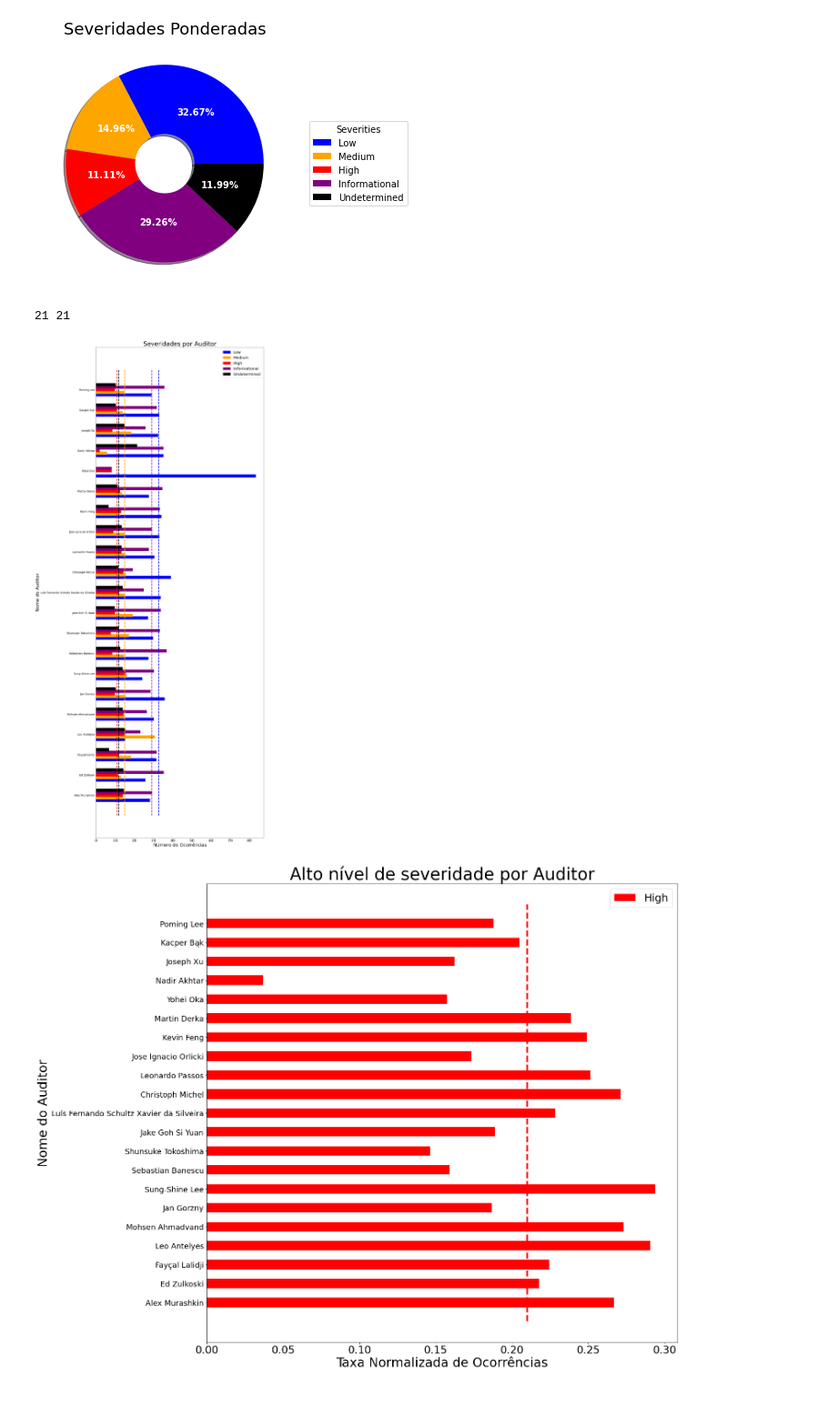
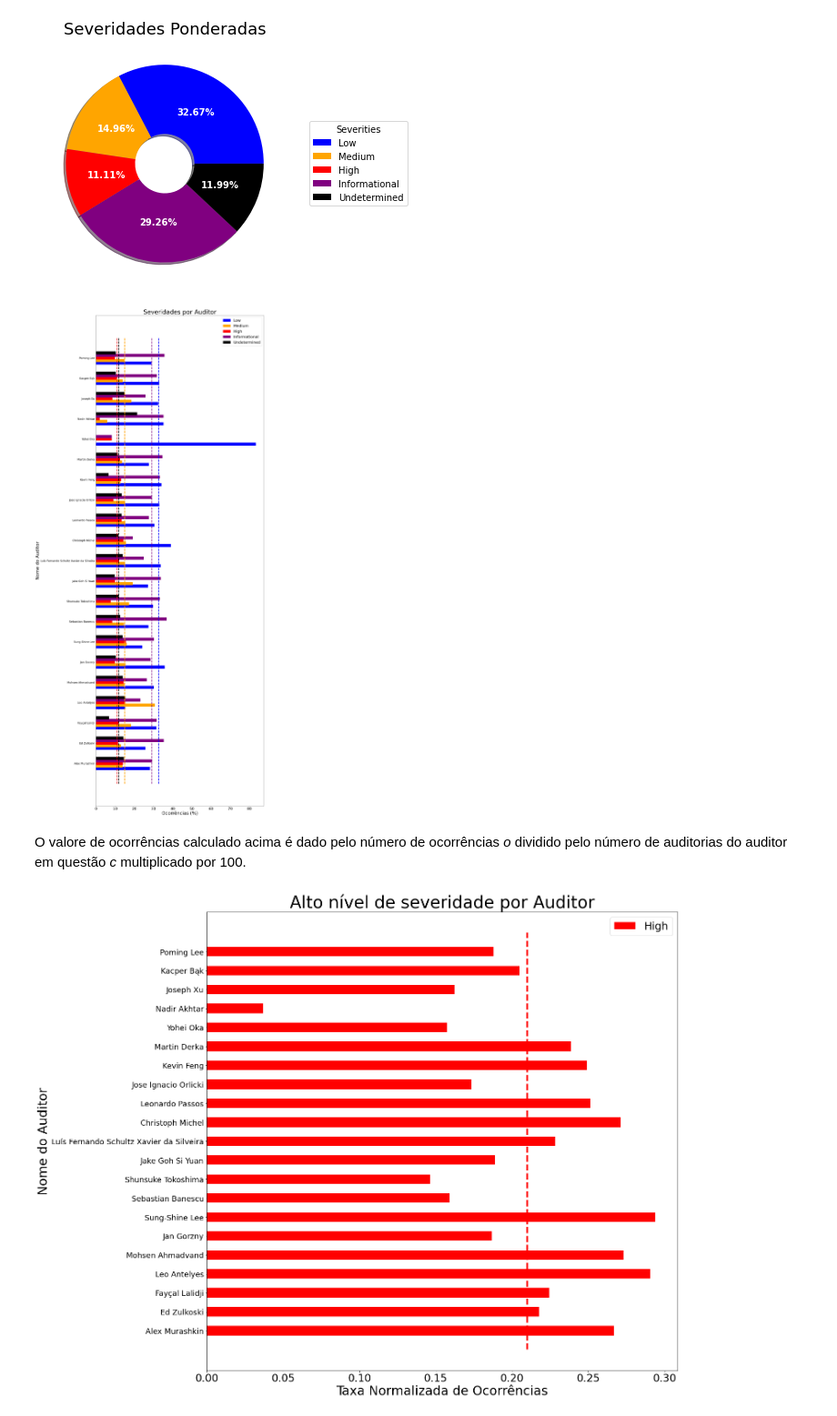
Before and after one commit to TelergySoftware/AIAGRV, a Jupyter notebook: sources/data/src/data_analisys.ipynb, the cells around one changed output. Shown at 91% size. Drawn from its saved outputs; the diff is of its cells as text; code cells hidden in the pictures.

```diff
--- a/sources/data/src/data_analisys.ipynb
+++ b/sources/data/src/data_analisys.ipynb
@@ -153,41 +153,43 @@ ax.barh(x + width * 2 / 1.2,
         color='black')
 
 ax.set_title('Severidades por Auditor', size=40)
-ax.set_xlabel('Número de Ocorrências')
+ax.set_xlabel('Ocorrências (%)')
 ax.set_ylabel('Nome do Auditor')
 ax.set_yticks(x)
 ax.set_yticklabels(auditors_vs_severity['auditor'], ha='right')
 
 ax.plot(np.ones(len(x) + 2) * low_mean,
         np.arange(0, len(x) + 2) - 1,
         linestyle='--', linewidth=4,
         color='blue')
 ax.plot(np.ones(len(x) + 2) * medium_mean,
         np.arange(0, len(x) + 2) - 1,
         linestyle='--',
         linewidth=4,
         color='orange')
 ax.plot(np.ones(len(x) + 2) * high_mean,
         np.arange(0, len(x) + 2) - 1,
         linestyle='--',
         linewidth=4,
         color='red')
 ax.plot(np.ones(len(x) + 2) * informational_mean,
         np.arange(0, len(x) + 2) - 1,
         linestyle='--',
         linewidth=4,
         color='purple')
 ax.plot(np.ones(len(x) + 2) * undetermined_mean,
         np.arange(0, len(x) + 2) - 1,
         linestyle='--',
         linewidth=4,
         color='black')
 
 ax.legend(fontsize=25)
 plt.show()
 # %% [output]
-21 21
-[figure, old version]
+[figure, new version]
+# %% [markdown]
+O valore de ocorrências calculado acima é dado pelo número de ocorrências <em> o </em> dividido pelo número de
+auditorias do auditor em questão <em> c </em> multiplicado por 100.
 # %%
 norm = np.linalg.norm(np.array(auditors_vs_severity['severity']['High']))
 normalized_high_severity = np.array(auditors_vs_severity['severity']['High']) / norm
```
Also changed, not shown: parts of 4 cells of this notebook.
